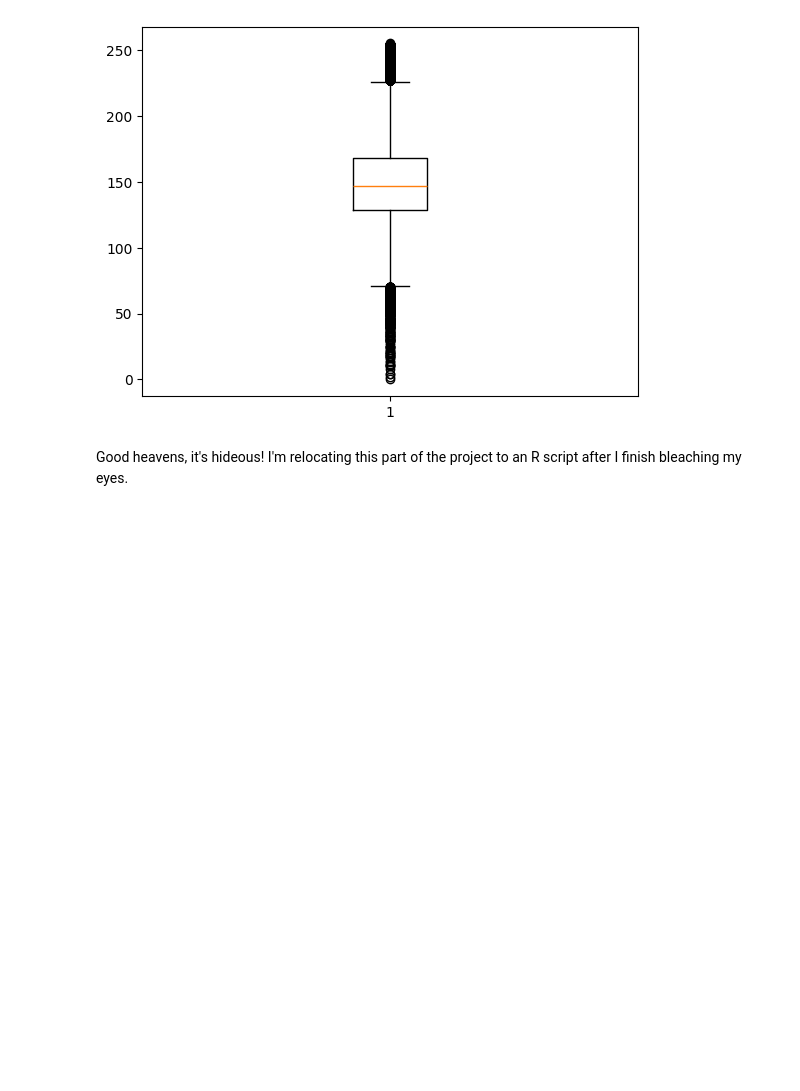
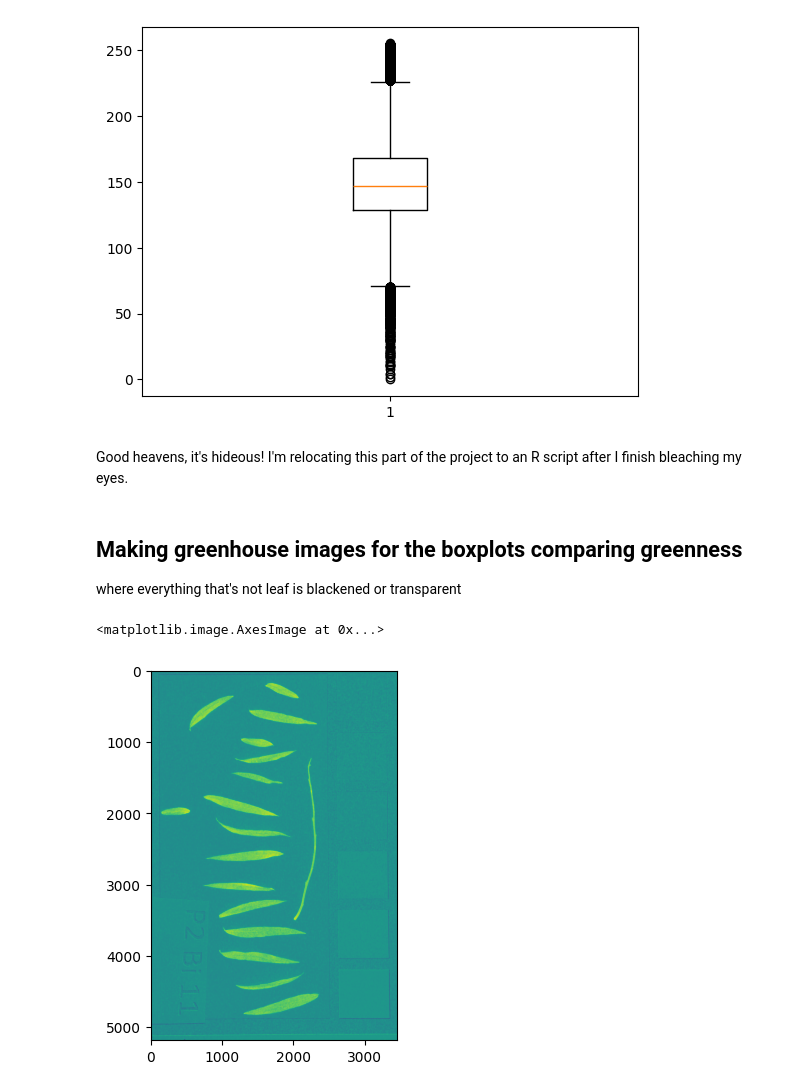
Before and after one commit to dustydells/mtech_reu_plants, a Jupyter notebook: apply_vegetative_index.ipynb, the cells around one changed output. Drawn from its saved outputs; the diff is of its cells as text; code cells hidden in the pictures; blank space fills up the shorter version.

Commit message:
now have method that can pick up on greenhouse leaves

```diff
--- a/apply_vegetative_index.ipynb
+++ b/apply_vegetative_index.ipynb
@@ -184,3 +184,24 @@ plt.show()
 [figure]
 # %% [markdown]
 Good heavens, it's hideous! I'm relocating this part of the project to an R script after I finish bleaching my eyes.
+# %% [markdown]
+## Making greenhouse images for the boxplots comparing greenness
+where everything that's not leaf is blackened or transparent
+# %%
+path = 'test_photos_greenhouse/image_10.jpg'
+
+# Load in the image in color
+img = cv2.imread(path, 1)
+
+# Apply vegetative index
+img_exg = apply_vegetative_index(img, 'exg')
+
+plt.imshow(img_exg)
+
+# cv2.imshow('img', img_rgbvi)
+
+# cv2.waitKey(0)
+# cv2.destroyAllWindows()
+# %% [output]
+<matplotlib.image.AxesImage at 0x...>
+[figure, added]
```
Also changed, not shown: parts of 5 cells of this notebook.
